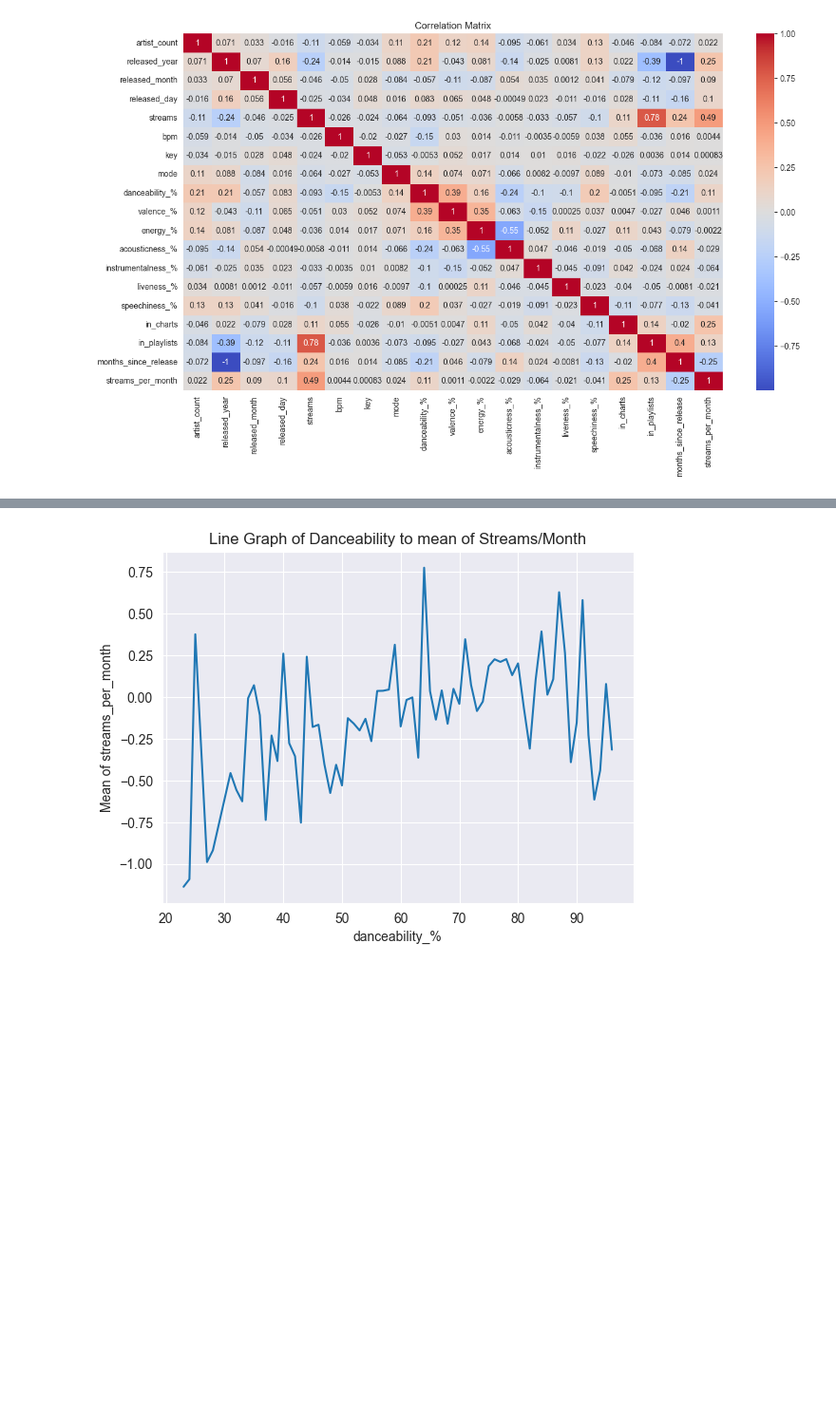
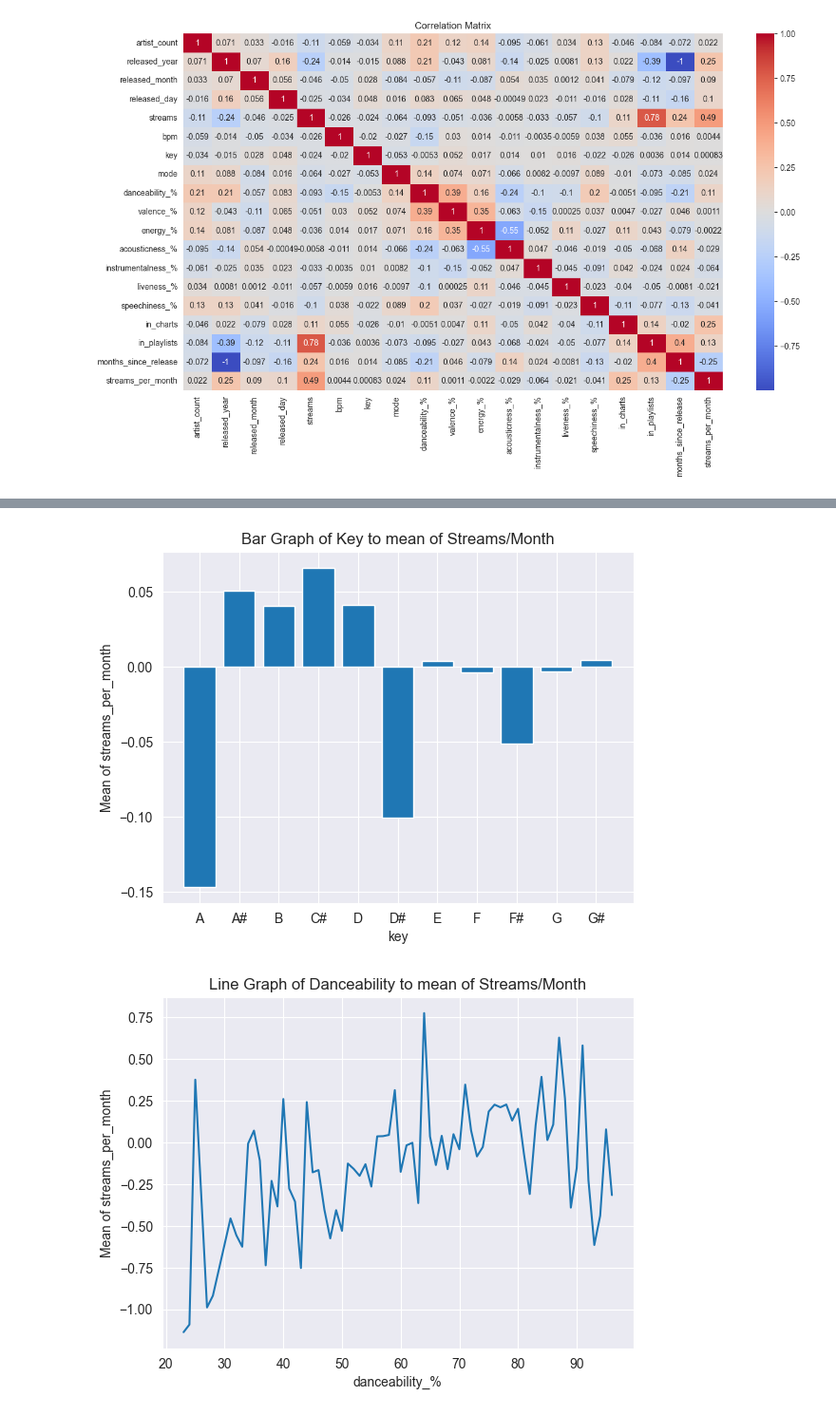
Before and after one commit to certificateofparticipation/VJCxTP-Hackathon-24, a Jupyter notebook: main.ipynb, the cells around one changed output, grey strips where cells are left out. Shown at 95% size. Cells and saved outputs as stored; diff of their text form; code cells hidden in the pictures; blank space fills up the shorter version.

```diff
--- a/main.ipynb
+++ b/main.ipynb
@@ -330,3 +341,13 @@ plt.show()
+# %%
+avg = df.groupby("key")["streams_per_month"].agg("mean")
+plt.bar(avg.index, avg.values)
+plt.title("Bar Graph of Key to mean of Streams/Month")
+plt.xlabel("key")
+plt.ylabel("Mean of streams_per_month")
+plt.xticks([0, 1, 2, 3, 4, 5, 6, 7, 8, 9, 10], ["A", "A#", "B", "C#", "D", "D#", "E", "F", "F#", "G", "G#"])
+plt.show()
+# %% [output]
+[figure, added]
 # %%
 avg = df.groupby("danceability_%")["streams_per_month"].agg("mean")
 avg.plot()
```
Also changed, not shown: parts of 11 cells of this notebook.
